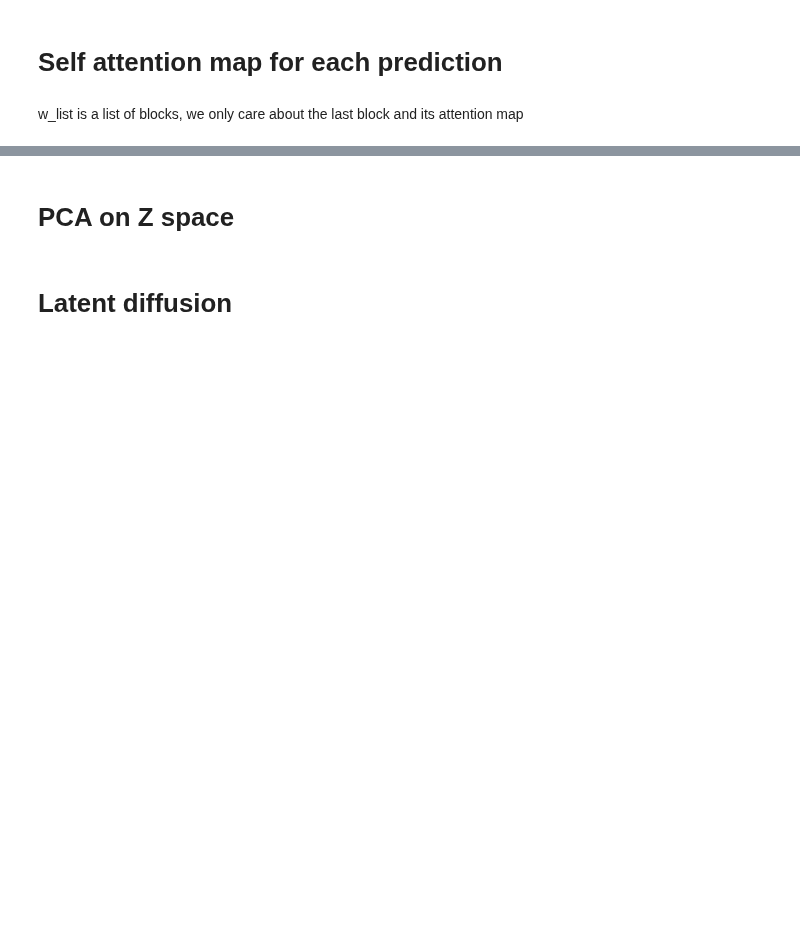
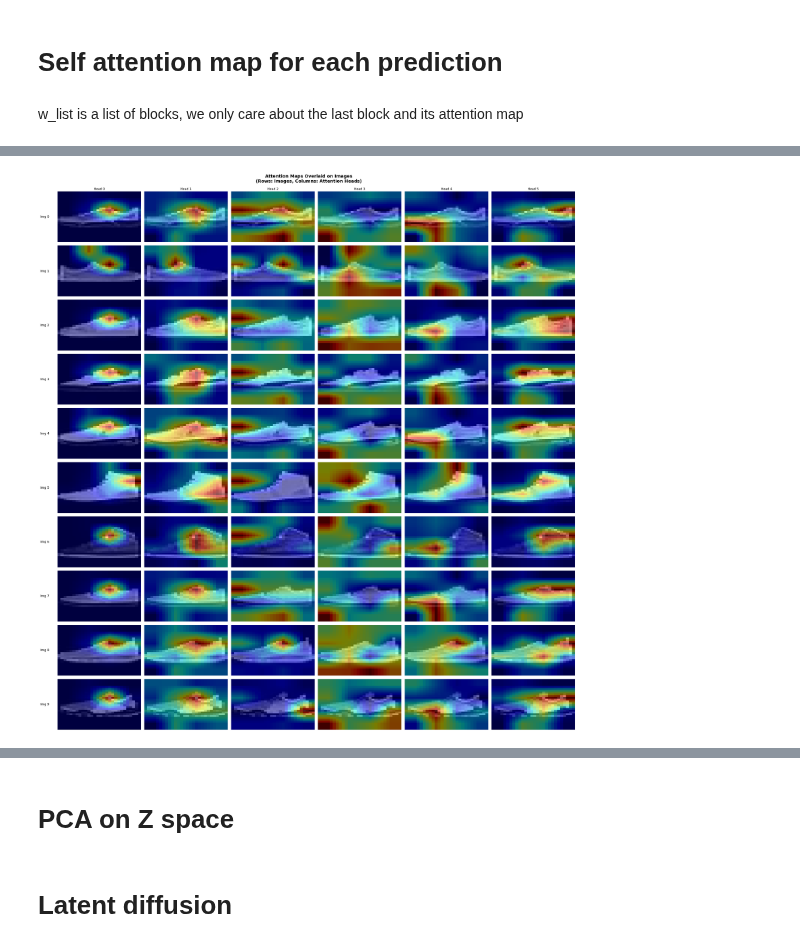
Before and after one commit to ngkel/crate_implementation, a Jupyter notebook: notebooks/crate_explained_fashion.ipynb, the cells around one changed output, grey strips where cells are left out. Drawn from its saved outputs; the diff is of its cells as text; code cells hidden in the pictures; blank space fills up the shorter version.

```diff
--- a/notebooks/crate_explained_fashion.ipynb
+++ b/notebooks/crate_explained_fashion.ipynb
@@ -772,41 +905,46 @@ plt.show()
 # %%
 # Visualize attention maps overlaid on images in a grid
-# Grid: 10 rows (one per image) × 8 columns (one per attention head)
+# Get actual number of heads from model
+num_heads_viz = model.crate.blocks[0].mssa.heads
+num_images = attention_upsampled_np.shape[0]
 
-# Create figure with 10 rows and 8 columns
-fig, axes = plt.subplots(10, 8, figsize=(20, 25))
+# Grid: num_images rows (one per image) × num_heads columns (one per attention head)
+# Create figure with num_images rows and num_heads columns
+fig, axes = plt.subplots(num_images, num_heads_viz, figsize=(4*num_heads_viz, 2.5*num_images))
 
 # Iterate through each image (row) and each attention head (column)
-for i in range(10):  # 10 images
-    for j in range(8):  # 8 attention heads
+for i in range(num_images):  # images
+    for j in range(num_heads_viz):  # attention heads
         ax = axes[i, j]
 
         # Display the base grayscale image
         ax.imshow(images_denorm_np[i], cmap='gray', aspect='auto')
 
         # Overlay the attention map as a colored heatmap with transparency
         # Normalize attention map to [0, 1] for better visualization
         attention_map = attention_upsampled_np[i, j]
         attention_normalized = (attention_map - attention_map.min()) / (attention_map.max() - attention_map.min() + 1e-8)
 
         # Overlay attention map with jet colormap and alpha blending
         im = ax.imshow(attention_normalized, cmap='jet', alpha=0.5, aspect='auto')
 
         # Remove axes for cleaner visualization
         ax.axis('off')
 
         # Add column labels (attention head numbers) on top row
         if i == 0:
             ax.set_title(f'Head {j}', fontsize=10, pad=5)
 
         # Add row labels (image indices) on leftmost column
         if j == 0:
             ax.text(-0.1, 0.5, f'Img {i}', transform=ax.transAxes,
                    fontsize=10, ha='right', va='center', rotation=0)
 
 plt.suptitle('Attention Maps Overlaid on Images\n(Rows: Images, Columns: Attention Heads)',
              fontsize=14, fontweight='bold', y=0.995)
 plt.tight_layout()
 plt.show()
+# %% [output]
+[figure, added]
 # %%
 # Visualize attention maps overlaid on images in a grid
```
Also changed, not shown: parts of 21 cells of this notebook, 1 other file.
